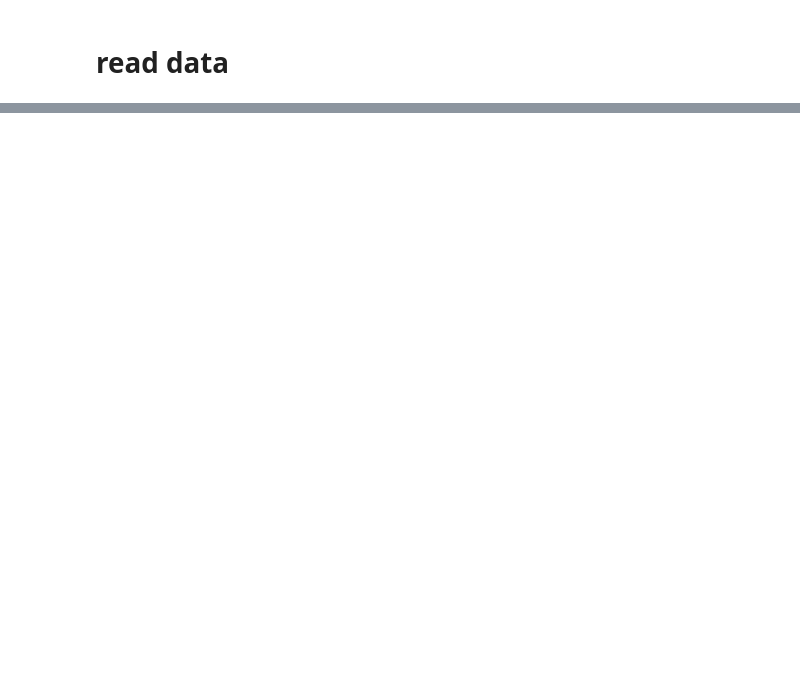
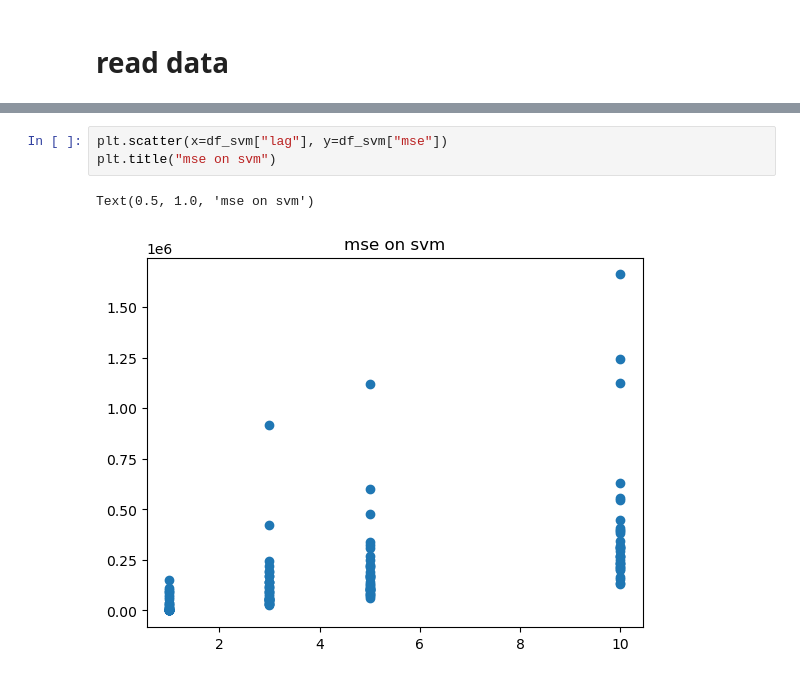
Before and after one commit to ChandlerMask/price_prediction, a Jupyter notebook: idea.ipynb, the cells around one changed output, grey strips where cells are left out. Drawn from its saved outputs; the diff is of its cells as text; blank space fills up the shorter version.

```diff
--- a/idea.ipynb
+++ b/idea.ipynb
@@ -170,0 +470,6 @@ THS_HQ('EBZL.DCE','open,high,low,close,avgPrice,changeRatio,volume,amount','CPS:
+# %%
+plt.scatter(x=df_svm["lag"], y=df_svm["mse"])
+plt.title("mse on svm")
+# %% [output]
+Text(0.5, 1.0, 'mse on svm')
+[figure, added]
```
Also changed, not shown: parts of 47 cells of this notebook, 7 other files.
